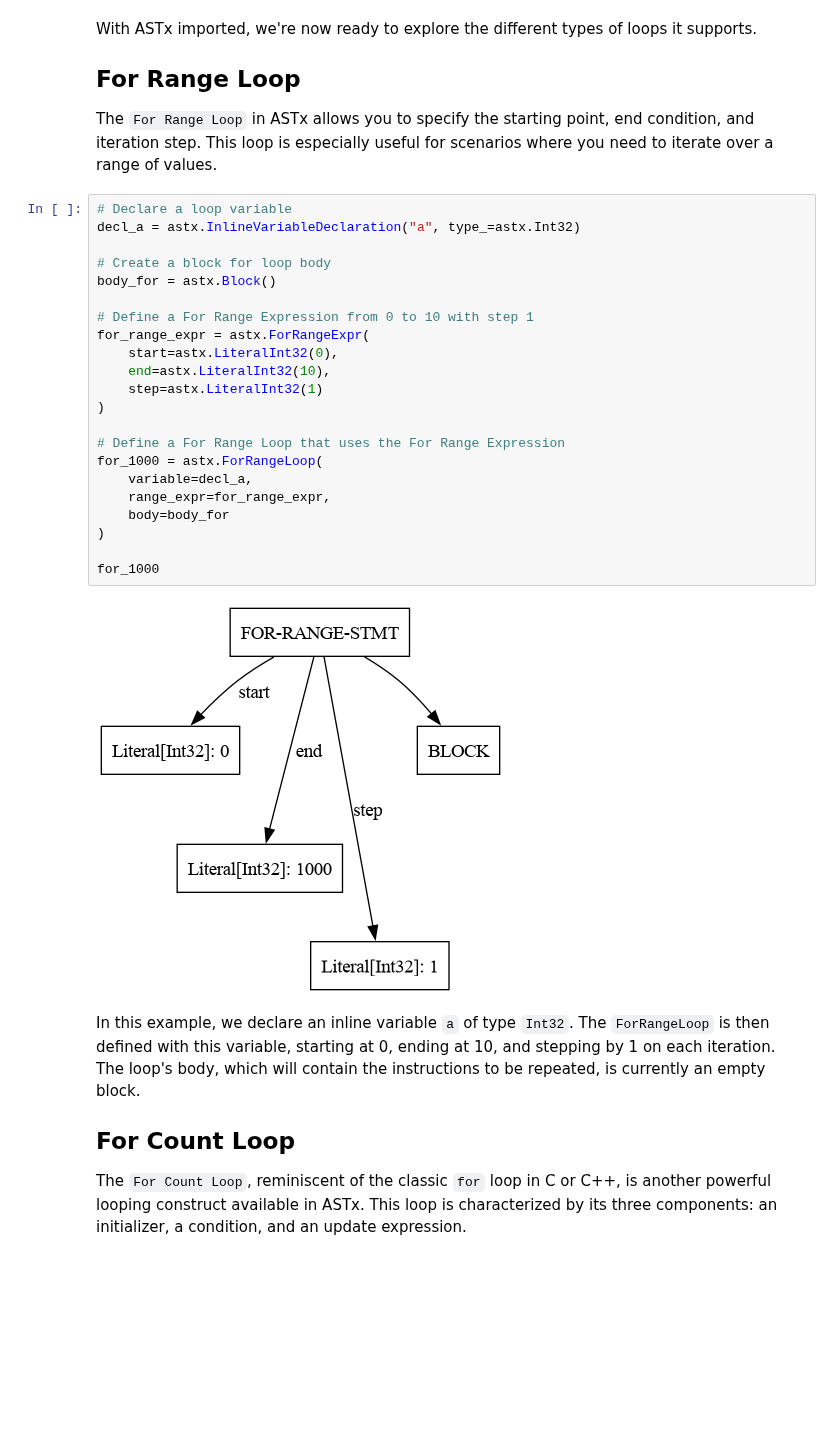
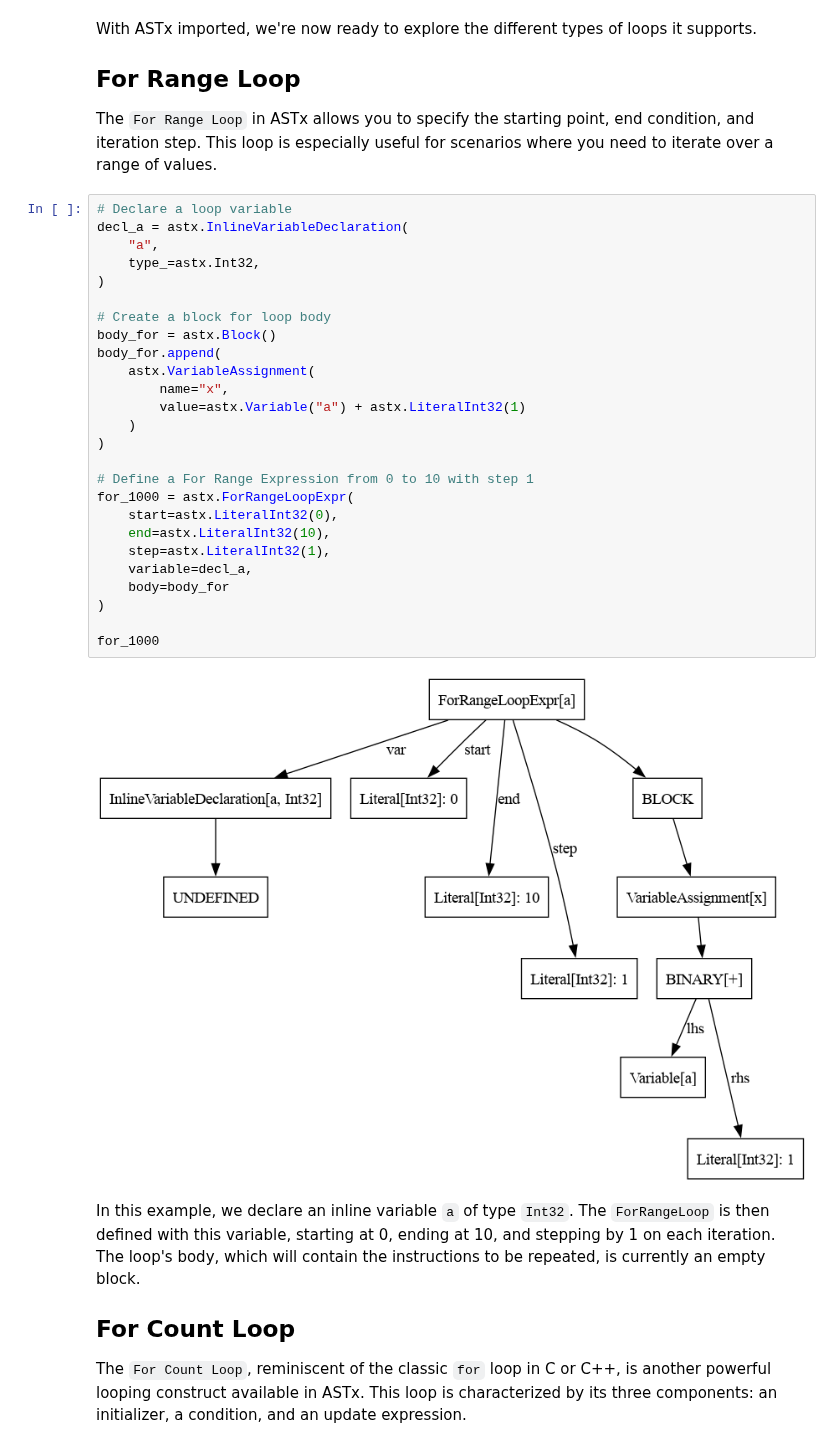
Before and after one commit to arxlang/astx, a Jupyter notebook: docs/tutorials/for-loop.ipynb, the cells around one changed output. Drawn from its saved outputs; the diff is of its cells as text; blank space fills up the shorter version.

Commit message:
imp: Improve the output for ForRangeLoopExpr (#139)

```diff
--- a/docs/tutorials/for-loop.ipynb
+++ b/docs/tutorials/for-loop.ipynb
@@ -18,28 +21,32 @@ With ASTx imported, we're now ready to explore the different types of loops it s
 The `For Range Loop` in ASTx allows you to specify the starting point, end condition, and iteration step. This loop is especially useful for scenarios where you need to iterate over a range of values.
 # %%
 # Declare a loop variable
-decl_a = astx.InlineVariableDeclaration("a", type_=astx.Int32)
+decl_a = astx.InlineVariableDeclaration(
+    "a",
+    type_=astx.Int32,
+)
 
 # Create a block for loop body
 body_for = astx.Block()
+body_for.append(
+    astx.VariableAssignment(
+        name="x",
+        value=astx.Variable("a") + astx.LiteralInt32(1)
+    )
+)
 
 # Define a For Range Expression from 0 to 10 with step 1
-for_range_expr = astx.ForRangeExpr(
+for_1000 = astx.ForRangeLoopExpr(
     start=astx.LiteralInt32(0),
     end=astx.LiteralInt32(10),
-    step=astx.LiteralInt32(1)
-)
-
-# Define a For Range Loop that uses the For Range Expression
-for_1000 = astx.ForRangeLoop(
+    step=astx.LiteralInt32(1),
     variable=decl_a,
-    range_expr=for_range_expr,
     body=body_for
 )
 
 for_1000
 # %% [output]
-[figure, old version]
+[figure, new version]
 # %% [markdown]
 In this example, we declare an inline variable `a` of type `Int32`. The `ForRangeLoop` is then defined with this variable, starting at 0, ending at 10, and stepping by 1 on each iteration. The loop's body, which will contain the instructions to be repeated, is currently an empty block.
 
```
Also changed, not shown: parts of 1 cell of this notebook, 2 other files.
